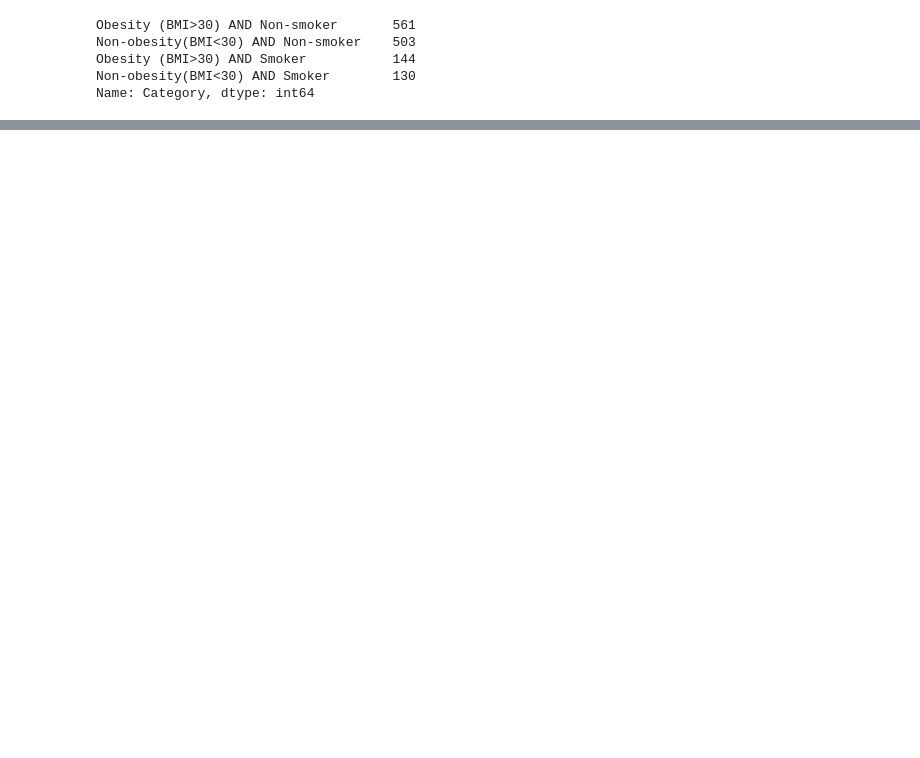
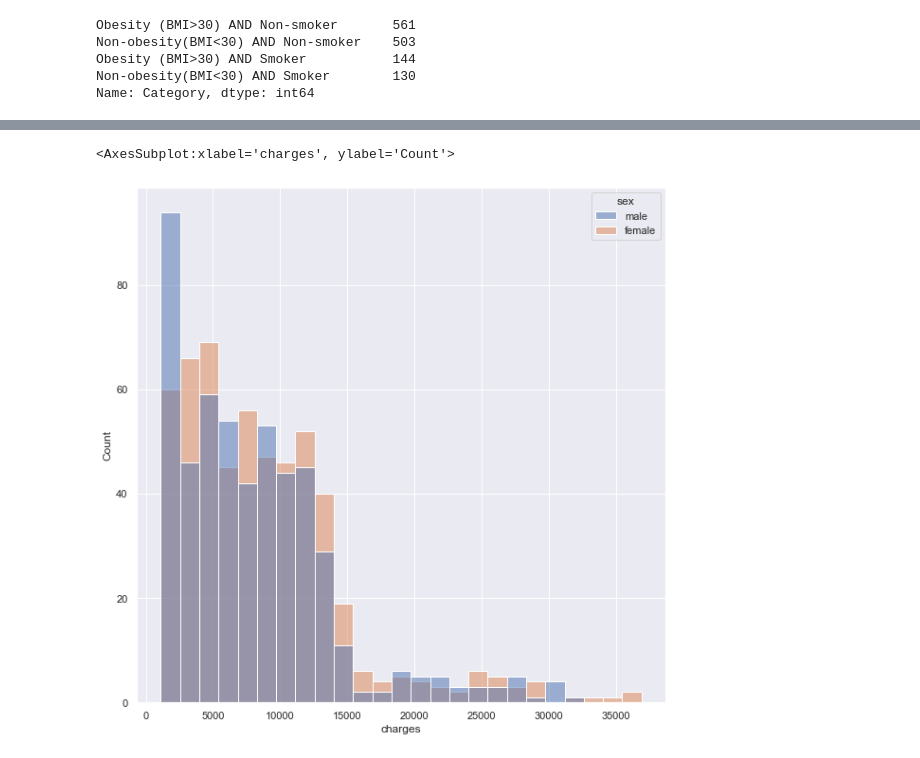
Before and after one commit to renatoquiliche/Insurance-Mathematics-Economics-ADR, a Jupyter notebook: Scripts/Python Code/Clusters.ipynb, the cells around one changed output, grey strips where cells are left out. Saved outputs shown, nothing was run; the diff lists cells and outputs as text; code cells hidden in the pictures; blank space fills up the shorter version.

```diff
--- a/Scripts/Python Code/Clusters.ipynb
+++ b/Scripts/Python Code/Clusters.ipynb
@@ -44,0 +39,6 @@ See the caveats in the documentation: https://pandas.pydata.org/pandas-docs/stab
+# %%
+plt.figure(figsize=(10,10))
+sns.histplot(data=data_insurance[data_insurance['smoker']=='Non-smoker'], x='charges', hue='sex')
+# %% [output]
+<AxesSubplot:xlabel='charges', ylabel='Count'>
+[figure, added]
```
Also changed, not shown: parts of 5 cells of this notebook, 10 other files.
